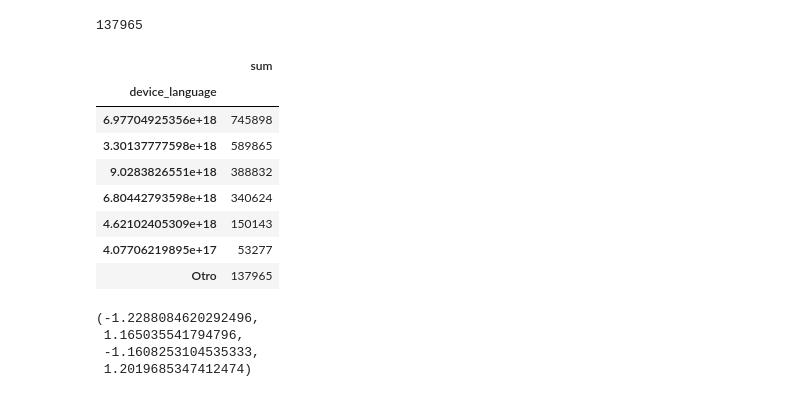
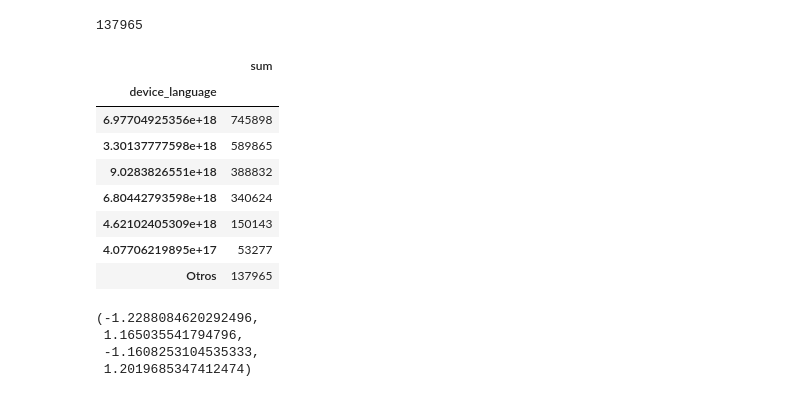
Before and after one commit to PBrrtrn/7506-organizacion-de-datos-TP1-1C2019, a Jupyter notebook: Exploracion_Pablo/Analisis_idiomas.ipynb, the cells around one changed output. Cells and saved outputs as stored; diff of their text form; code cells hidden in the pictures.

Commit message:
Subo versión mejorada del análisis de idiomas (Pablo)

```diff
--- a/Exploracion_Pablo/Analisis_idiomas.ipynb
+++ b/Exploracion_Pablo/Analisis_idiomas.ipynb
@@ -58,19 +58,19 @@ bottom180_idiomas['sum'].sum()
 # %% [output]
 137965
 # %%
-top6_idiomas = top6_idiomas.append({'device_language':'Otro', 'sum':bottom180_sum}, ignore_index=True)
+top6_idiomas = top6_idiomas.append({'device_language':'Otros', 'sum':bottom180_sum}, ignore_index=True)
 top6_idiomas.set_index(keys='device_language', inplace=True)
 top6_idiomas
 # %% [output]
 |  | sum |
 | device_language |  |
 | 6.97704925356e+18 | 745898 |
 | 3.30137777598e+18 | 589865 |
 | 9.0283826551e+18 | 388832 |
 | 6.80442793598e+18 | 340624 |
 | 4.62102405309e+18 | 150143 |
 | 4.07706219895e+17 | 53277 |
-| Otro | 137965 |
+| Otros | 137965 |
 # %%
 explode = [0.1,0.1,0.1,0,0,0,0]
 ax = top6_idiomas.plot.pie(label='Idioma', shadow = True, autopct='%1.1f%%', y='sum', explode = explode,
```
